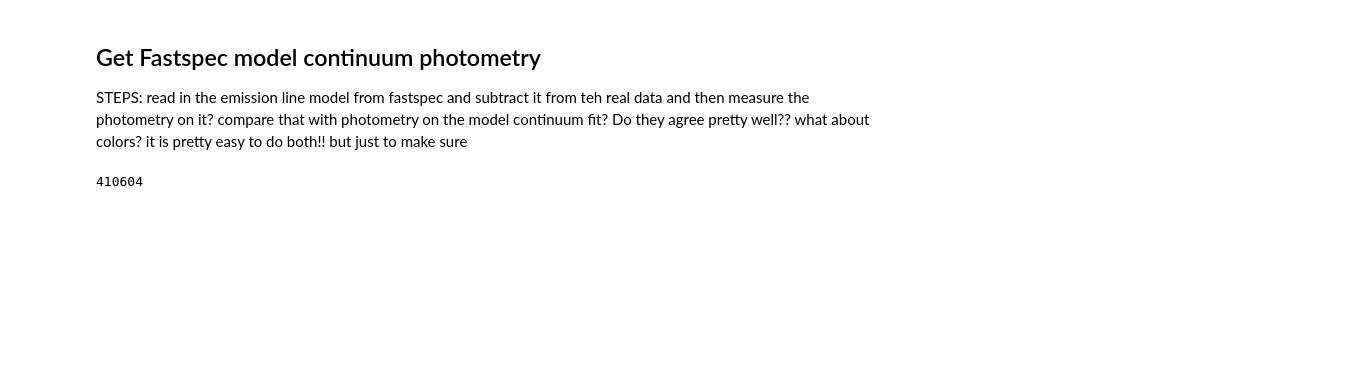
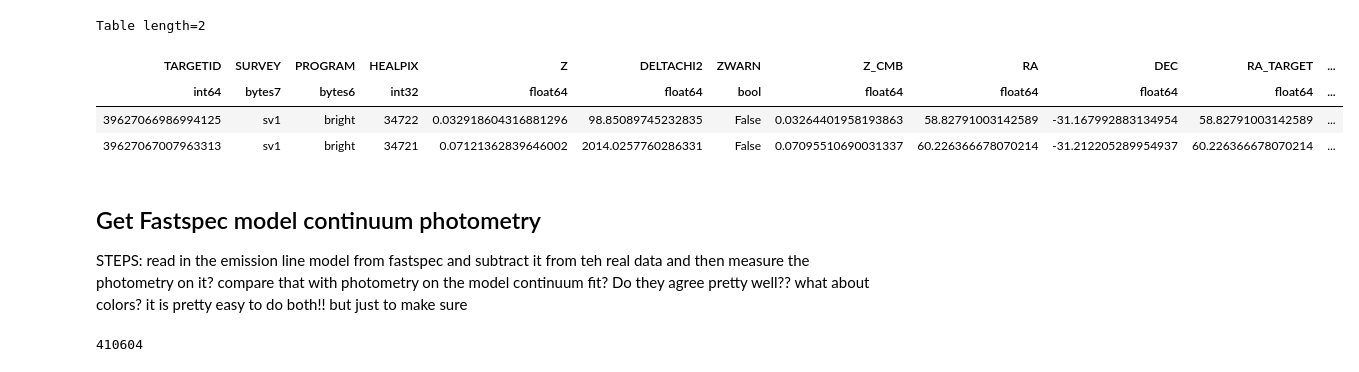
Before and after one commit to virajvman/desi_dwarfs, a Jupyter notebook: notebooks/catalog_paper/stellar_mass_investigate.ipynb, the cells around one changed output. Cells and saved outputs as stored; diff of their text form; code cells hidden in the pictures; blank space fills up the shorter version.

```diff
--- a/notebooks/catalog_paper/stellar_mass_investigate.ipynb
+++ b/notebooks/catalog_paper/stellar_mass_investigate.ipynb
@@ -62,3 +65,5 @@ filename = "/pscratch/sd/v/virajvm/desi_dwarf_catalogs/dr1/v1.0/desi_dr1_dwarf_c
 # Option 1: load the MAIN extension directly as an Astropy Table
 main =  Table.read(filename, hdu="MAIN")
 fastspec =  Table.read(filename, hdu="FASTSPEC")
+# %%
+main = hstack([main, fastspec["HALPHA_EW"]])
@@ -73,3 +92,11 @@ with h5py.File(spectra_h5_path, "r") as f:
+# %%
+main[:2]
+# %% [output]
+Table length=2
+| TARGETID | SURVEY | PROGRAM | HEALPIX | Z | DELTACHI2 | ZWARN | Z_CMB | RA | DEC | RA_TARGET | ... |
+| int64 | bytes7 | bytes6 | int32 | float64 | float64 | bool | float64 | float64 | float64 | float64 | ... |
+| 39627066986994125 | sv1 | bright | 34722 | 0.032918604316881296 | 98.85089745232835 | False | 0.03264401958193863 | 58.82791003142589 | -31.167992883134954 | 58.82791003142589 | ... |
+| 39627067007963313 | sv1 | bright | 34721 | 0.07121362839646002 | 2014.0257760286331 | False | 0.07095510690031337 | 60.226366678070214 | -31.212205289954937 | 60.226366678070214 | ... |
 # %% [markdown]
 ## Get Fastspec model continuum photometry
 
```
Also changed, not shown: parts of 18 cells of this notebook, 2 other files.
